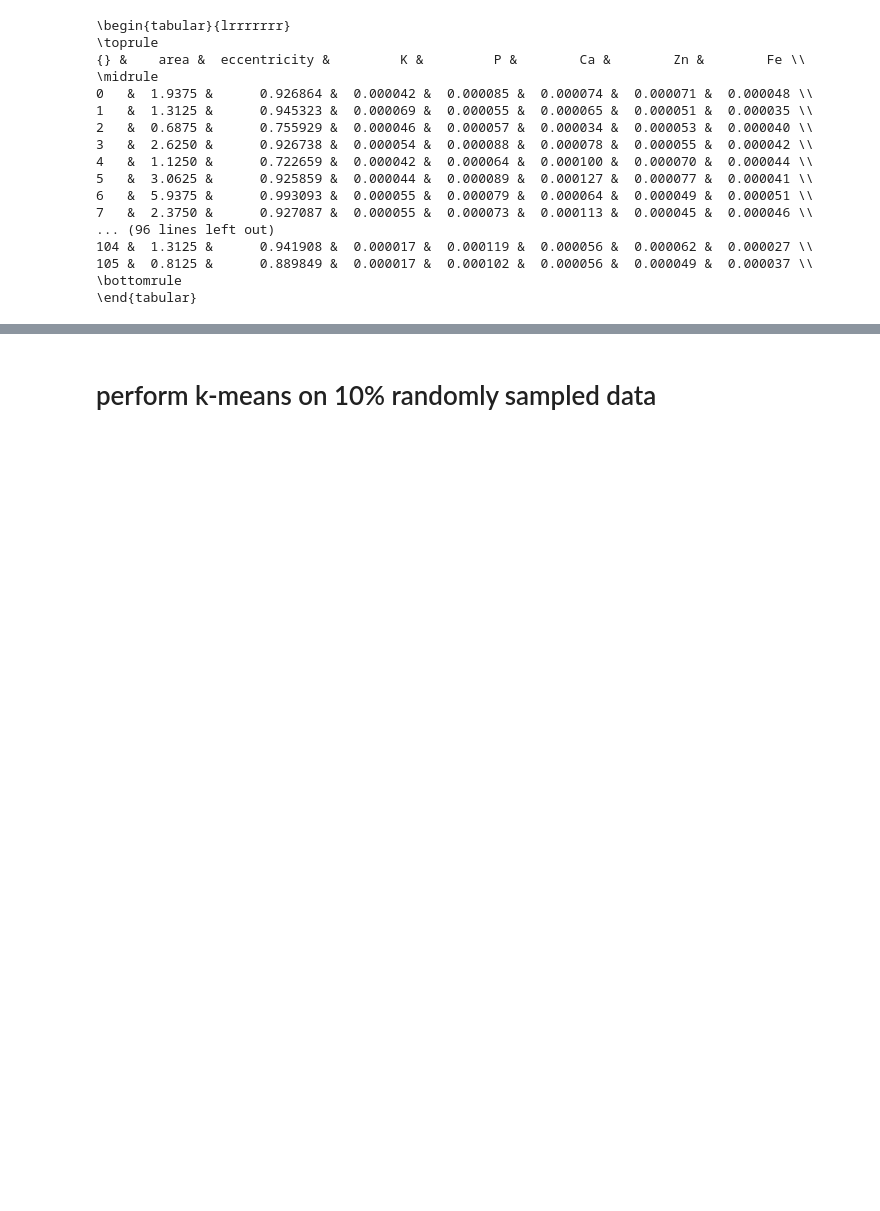
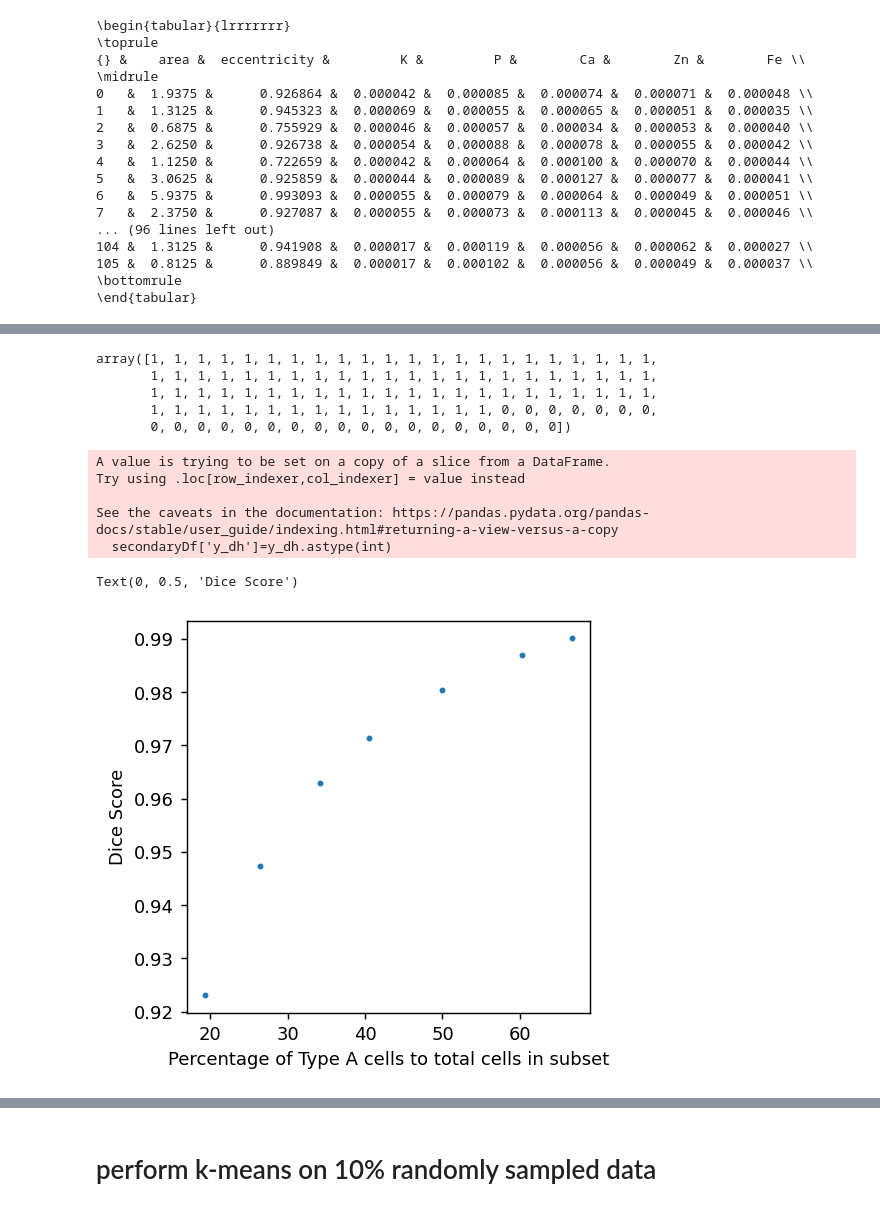
Before and after one commit to arshadzahangirchowdhury/ROI-Finder, a Jupyter notebook: flx_workflows/Training_size_analysis.ipynb, the cells around one changed output, grey strips where cells are left out. Cells and saved outputs as stored; diff of their text form; code cells hidden in the pictures; blank space fills up the shorter version.

```diff
--- a/flx_workflows/Training_size_analysis.ipynb
+++ b/flx_workflows/Training_size_analysis.ipynb
@@ -555,2 +506,0 @@ See the caveats in the documentation: https://pandas.pydata.org/pandas-docs/stab
-# %%
-secondaryDf['y_dh']=y_dh
@@ -562,0 +565,16 @@ See the caveats in the documentation: https://pandas.pydata.org/pandas-docs/stab
+# %%
+y_dh
+# %% [output]
+array([1, 1, 1, 1, 1, 1, 1, 1, 1, 1, 1, 1, 1, 1, 1, 1, 1, 1, 1, 1, 1, 1,
+       1, 1, 1, 1, 1, 1, 1, 1, 1, 1, 1, 1, 1, 1, 1, 1, 1, 1, 1, 1, 1, 1,
+       1, 1, 1, 1, 1, 1, 1, 1, 1, 1, 1, 1, 1, 1, 1, 1, 1, 1, 1, 1, 1, 1,
+       1, 1, 1, 1, 1, 1, 1, 1, 1, 1, 1, 1, 1, 1, 1, 0, 0, 0, 0, 0, 0, 0,
+       0, 0, 0, 0, 0, 0, 0, 0, 0, 0, 0, 0, 0, 0, 0, 0, 0, 0])
+# %%
+secondaryDf['y_dh']=y_dh.astype(int)
+# %% [output]
+A value is trying to be set on a copy of a slice from a DataFrame.
+Try using .loc[row_indexer,col_indexer] = value instead
+
+See the caveats in the documentation: https://pandas.pydata.org/pandas-docs/stable/user_guide/indexing.html#returning-a-view-versus-a-copy
+  secondaryDf['y_dh']=y_dh.astype(int)
@@ -562,0 +633,10 @@ See the caveats in the documentation: https://pandas.pydata.org/pandas-docs/stab
+# %%
+
+plt.figure(figsize=(4,4), dpi=130)
+# plt.scatter(pick_values/25,dice_score_list, s=5)
+plt.scatter( 100*np.array(pick_values)/(np.array(pick_values)+25),dice_score_list, s=5)
+plt.xlabel('Percentage of Type A cells to total cells in subset')
+plt.ylabel('Dice Score')
+# %% [output]
+Text(0, 0.5, 'Dice Score')
+[figure, added]
```
Also changed, not shown: parts of 30 cells of this notebook, 5 other files.
